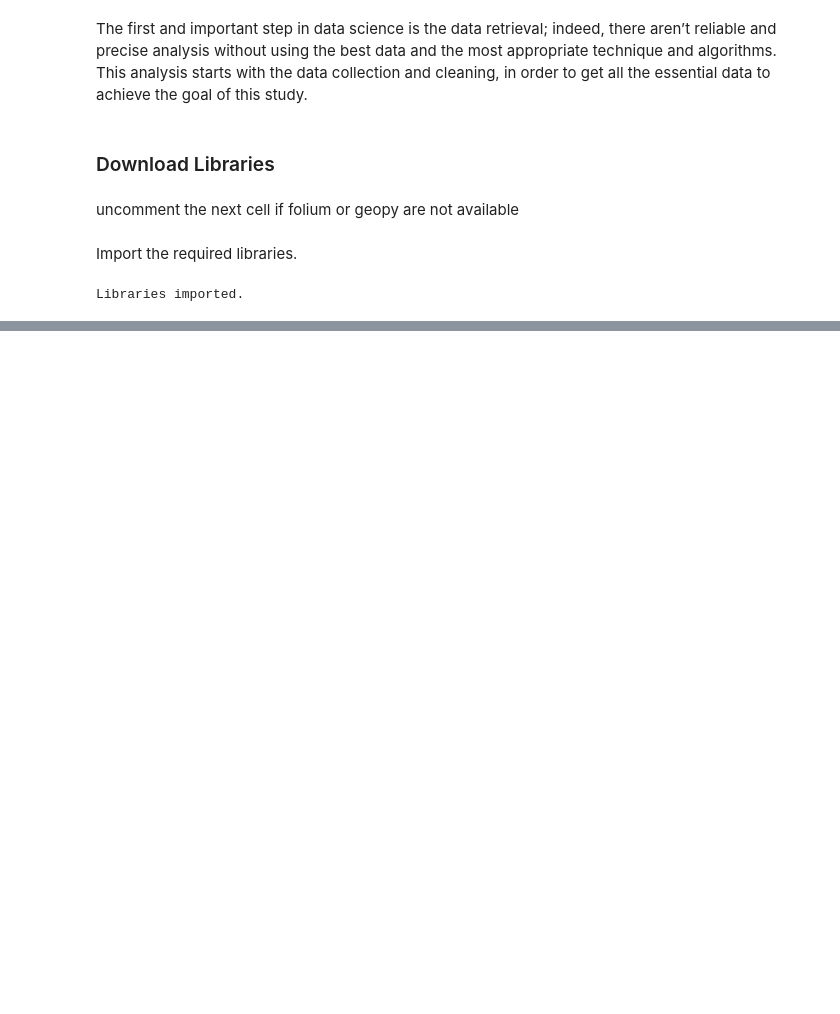
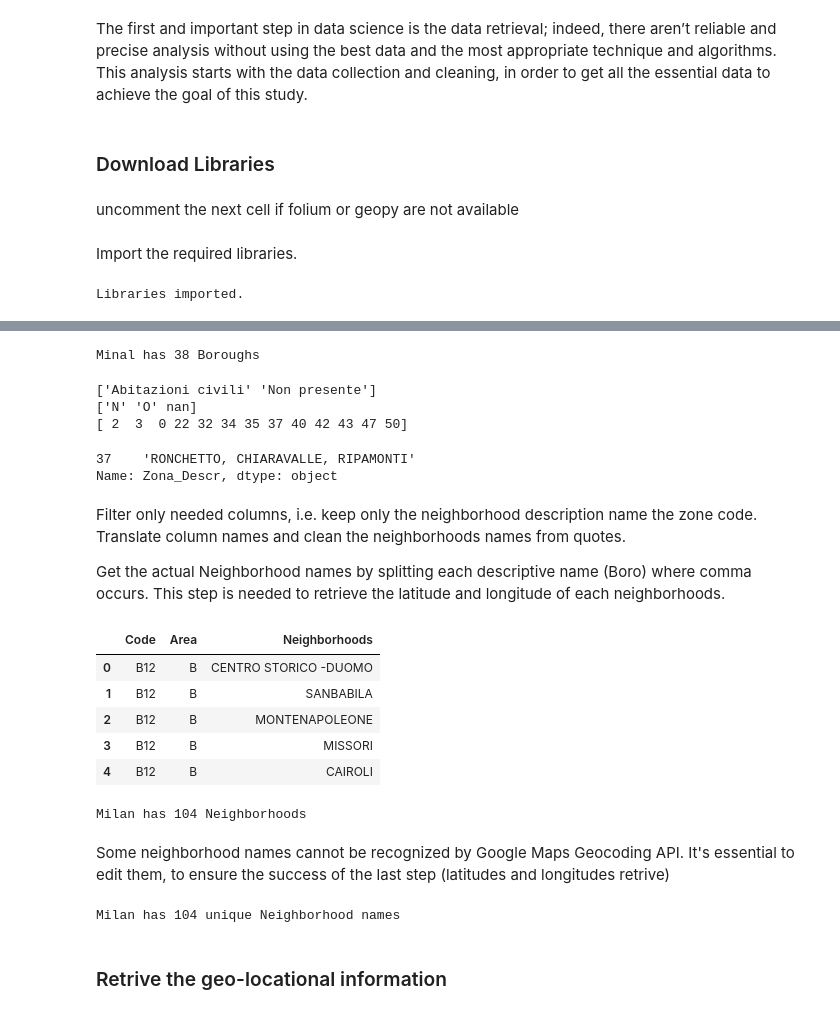
Before and after one commit to pierluigisegatto/Data_Science_Material, a Jupyter notebook: IBM Data Science Professional Certificate/8-ML_Full_Project/Real estate Milan /Real_estate_analysis.ipynb, the cells around one changed output, grey strips where cells are left out. Saved outputs shown, nothing was run; the diff lists cells and outputs as text; code cells hidden in the pictures; blank space fills up the shorter version.

```diff
--- a/IBM Data Science Professional Certificate/8-ML_Full_Project/Real estate Milan /Real_estate_analysis.ipynb
+++ b/IBM Data Science Professional Certificate/8-ML_Full_Project/Real estate Milan /Real_estate_analysis.ipynb
@@ -115,0 +119,7 @@ Use th
+# %%
+url = "https://raw.githubusercontent.com/pierluigisegatto/Data_Science_Material/main/IBM%20Data%20Science%20Professional%20Certificate/8-ML_Full_Project/Real%20estate%20Milan%20/Milan%20Neighborhood.csv"
+page = requests.get(url)
+if page.status_code == 200:
+    print('Page download successful')
+else:
+    print('Page download error. Error code: {}'.format(page.status_code))
@@ -115,0 +139,48 @@ Use th
+# %%
+# understand a bit the dataset
+print(f'Minal has {neighborhoods.shape[0]} Boroughs')
+# %% [output]
+Minal has 38 Boroughs
+# %%
+# check for unique values
+print(neighborhoods['Descr_tip_prev'].unique())
+print(neighborhoods['Stato_prev'].unique())
+print(neighborhoods['Microzona'].unique())
+# %% [output]
+['Abitazioni civili' 'Non presente']
+['N' 'O' nan]
+[ 2  3  0 22 32 34 35 37 40 42 43 47 50]
+# %%
+# where the anomaly occur?
+neighborhoods.loc[(neighborhoods['Descr_tip_prev']== 'Non presente') | (neighborhoods['Stato_prev']== np.nan),'Zona_Descr']
+# %% [output]
+37    'RONCHETTO, CHIARAVALLE, RIPAMONTI'
+Name: Zona_Descr, dtype: object
+# %% [markdown]
+
+Filter only needed columns, i.e. keep only the neighborhood description name the zone code. Translate column names and clean the neighborhoods names from quotes.
+
+Get the actual Neighborhood names by splitting each descriptive name (Boro) where comma occurs. This step is needed to retrieve the latitude and longitude of each neighborhoods.
+# %%
+# keep useful cols
+milan = neighborhoods[['Zona_Descr','Zona','Fascia']].copy()
+# translate col names
+milan.rename(columns={'Zona_Descr':'Neighborhoods',"Zona":'Code','Fascia':'Area'},inplace=True)
+# Get rid of quotes in names
+milan['Neighborhoods'].replace("'", '',regex=True,inplace=True)
+# explode the dataset to get the actual neighborhood names
+milan = milan.set_index(['Code','Area']).apply(lambda x: x.str.split(',').explode()).reset_index()
+milan.head(5)
+# %% [output]
+|  | Code | Area | Neighborhoods |
+| 0 | B12 | B | CENTRO STORICO -DUOMO |
+| 1 | B12 | B | SANBABILA |
+| 2 | B12 | B | MONTENAPOLEONE |
+| 3 | B12 | B | MISSORI |
+| 4 | B12 | B | CAIROLI |
+# %%
+print(f'Milan has {milan.shape[0]} Neighborhoods')
+# %% [output]
+Milan has 104 Neighborhoods
+# %% [markdown]
+Some neighborhood names cannot be recognized by Google Maps Geocoding API. It's essential to edit them, to ensure the success of the last step (latitudes and longitudes retrive)
@@ -115,0 +207,10 @@ Use th
+# %%
+neigh_df = milan[['Neighborhoods']]
+# neigh_df = neigh_df.drop_duplicates(keep='first')
+neigh_df.shape[0]
+# porta romana occurs 2 times one with code B19 and one with code B20
+print(f'Milan has {neigh_df.shape[0]} unique Neighborhood names')
+# %% [output]
+Milan has 104 unique Neighborhood names
+# %% [markdown]
+### Retrive the geo-locational information
```
Also changed, not shown: parts of 27 cells of this notebook, 1 other file.
